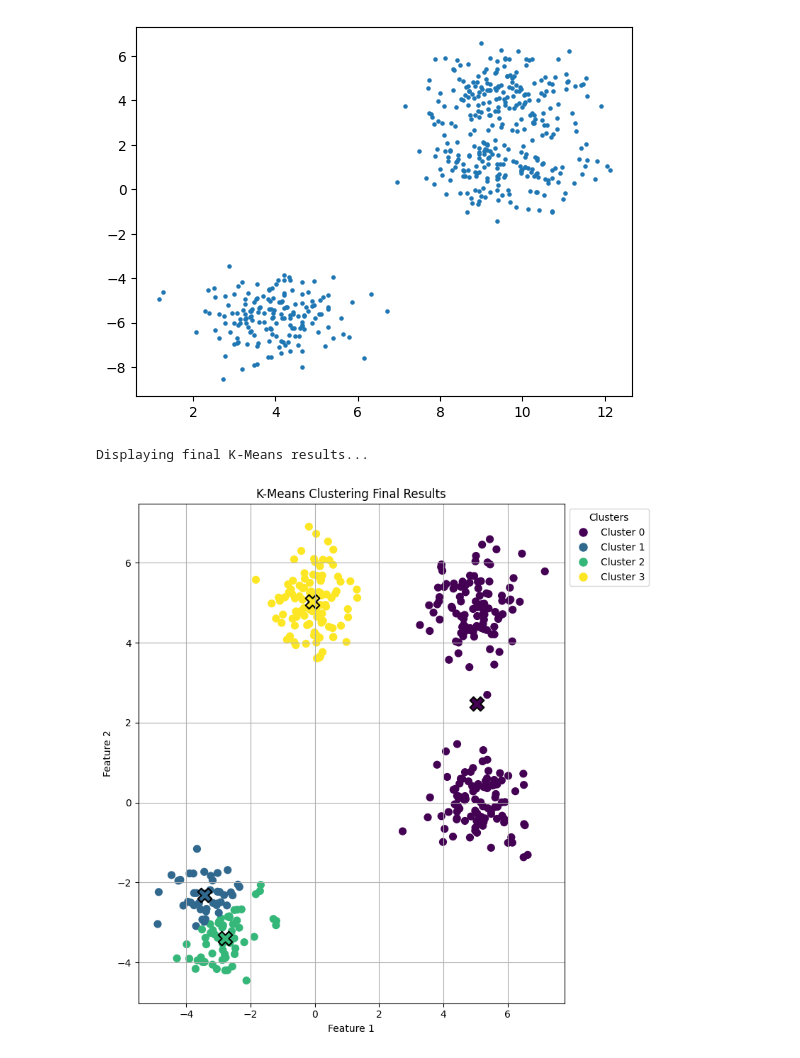
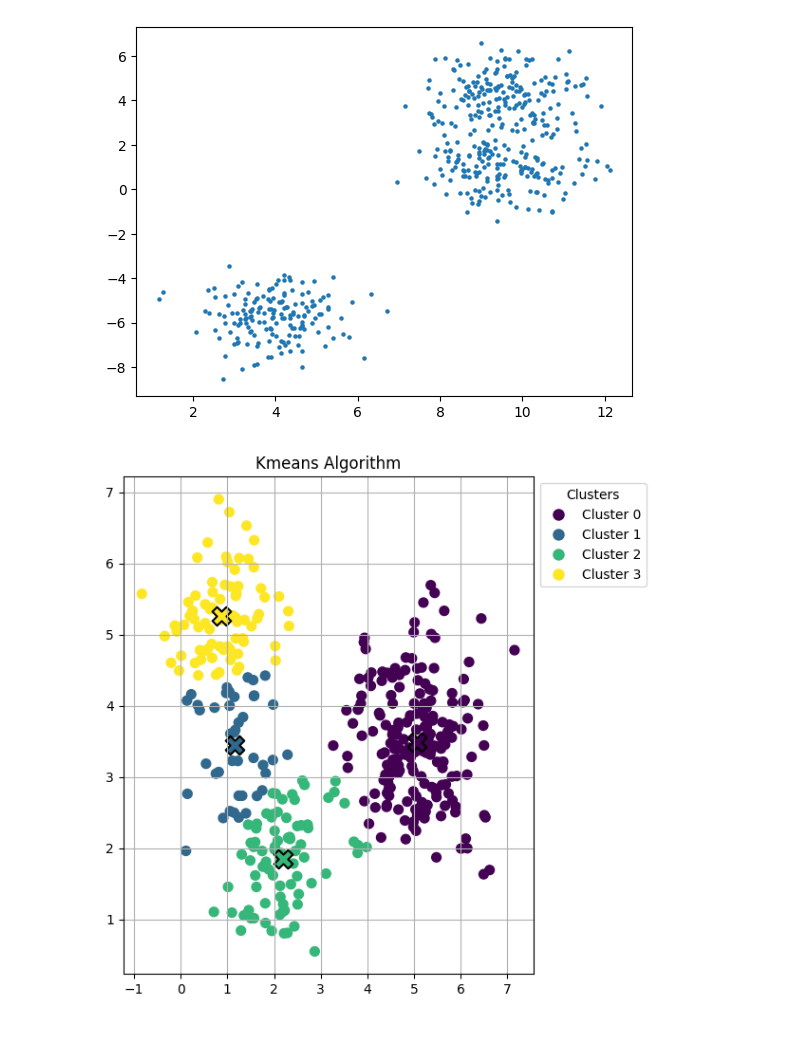
Before and after one commit to naica922/uek_259_MachieneLearning, a Jupyter notebook: demos/04_Clustering_with_KMeans.ipynb, the cells around one changed output. Cells and saved outputs as stored; diff of their text form; code cells hidden in the pictures.

```diff
--- a/demos/04_Clustering_with_KMeans.ipynb
+++ b/demos/04_Clustering_with_KMeans.ipynb
@@ -139,13 +141,12 @@ def k_means(featureArray, nGroups):
                 new_clusterCenters[i] = clusterCenters[i]
         return new_clusterCenters
 
-    max_iterations = 25
-    for _ in range(max_iterations):
+    iterations = 25
+    for _ in range(iterations):
         for i, point in enumerate(featureArray):
             clusterAssignments[i] = calculateDistance(point, clusterCenters)
         new_centers = updateClusterCenter(featureArray, clusterAssignments, nGroups, clusterCenters)
 
-        # Check for convergence
         if np.allclose(clusterCenters, new_centers):
             clusterCenters = new_centers
             break
@@ -153,53 +154,39 @@ def k_means(featureArray, nGroups):
 
     return clusterAssignments, clusterCenters
 # %%
-# Cell 3: Generate Sample Data and Run K-Means
+np.random.seed(42)
+features = np.concatenate([
+    np.random.randn(100, 2) * 0.7 + np.array([1, 5]),
+    np.random.randn(100, 2) * 0.7 + np.array([5, 3]),
+    np.random.randn(100, 2) * 0.7 + np.array([5, 4]),
+    np.random.randn(100, 2) * 0.7 + np.array([2, 2]),
+])
+n_groups = 4
 
-# Generate Sample Data
-np.random.seed(42) # for reproducibility
-features = np.concatenate([
-    np.random.randn(100, 2) * 0.7 + np.array([0, 5]),
-    np.random.randn(100, 2) * 0.7 + np.array([5, 0]),
-    np.random.randn(100, 2) * 0.7 + np.array([5, 5]),
-    np.random.randn(100, 2) * 0.7 + np.array([-3, -3])
-])
-n_groups = 4 # Example: 4 clusters for the generated data
-
-# Run your k_means function
 estimated_labels, clusterCenters = k_means(features, n_groups)
 # %%
-# Cell 4: Visualize Final K-Means Results
+fig, ax = plt.subplots(figsize=(6, 6))
 
-print("Displaying final K-Means results...")
-
-fig, ax = plt.subplots(figsize=(8, 8))
-
-# Get the colormap and normalize it for consistent coloring
 cmap = plt.get_cmap('viridis', n_groups)
 
-# Scatter plot of data points, colored by estimated cluster labels
 scatter = ax.scatter(x=features[:,0], y=features[:,1], c=estimated_labels, s=50, cmap=cmap, label='Data Points')
 
 # Plot the cluster centers
-# We'll iterate through each cluster center and plot it with the same color as its assigned points
 for i in range(n_groups):
     ax.scatter(x=clusterCenters[i,0], y=clusterCenters[i,1], c=[cmap(i)], s=200, marker='X', edgecolor='black', linewidth=1.5)
 
-# Create a legend for the clusters
+# Legend
 legend_handles = []
 for i in range(n_groups):
     legend_handles.append(plt.Line2D([0], [0], marker='o', color='w',
                                      markerfacecolor=cmap(i), markersize=10,
                                      label=f'Cluster {i}'))
 
 ax.legend(handles=legend_handles, title="Clusters", loc='upper left', bbox_to_anchor=(1, 1))
 
-ax.set_title('K-Means Clustering Final Results')
-ax.set_xlabel('Feature 1')
-ax.set_ylabel('Feature 2')
+ax.set_title('Kmeans Algorithm')
 ax.grid(True)
-plt.tight_layout() # Adjust layout to prevent legend overlap
+plt.tight_layout()
 plt.show()
 # %% [output]
-Displaying final K-Means results...
-[figure, old version]
+[figure, new version]
```
Also changed, not shown: parts of 1 cell of this notebook.
